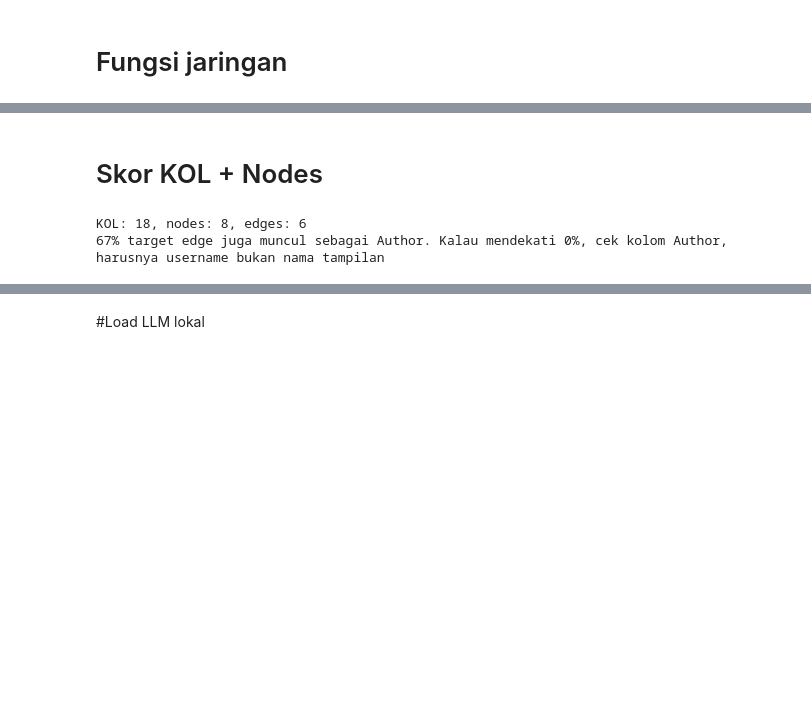
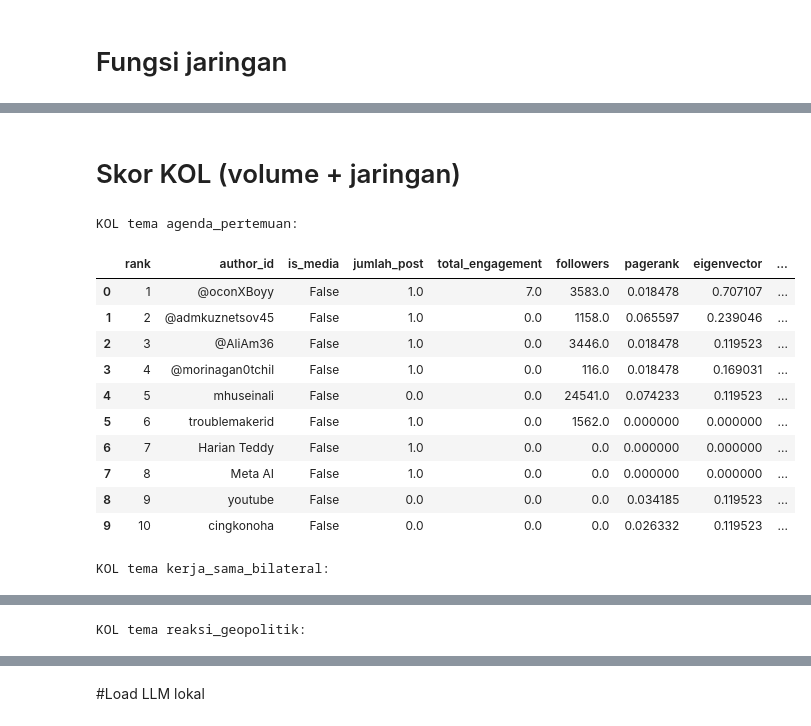
Before and after one commit to aldo02032004/naufaldo.github.io, a Jupyter notebook: kol_network_stance.ipynb, the cells around one changed output, grey strips where cells are left out. Cells and saved outputs as stored; diff of their text form; code cells hidden in the pictures; blank space fills up the shorter version.

```diff
--- a/kol_network_stance.ipynb
+++ b/kol_network_stance.ipynb
@@ -596,58 +784,53 @@ Edges: 6 (mention 1, reply 2, retweet 3)
 # %% [markdown]
-# Skor KOL + Nodes
+# Skor KOL (volume + jaringan)
 # %%
-# skor volume: retweet bukan tulisan author-nya (kolom Retweeted-nya juga punya tweet asli), jadi nggak dihitung.
-# pengaruhnya masuk ke penulis asli lewat jaringan
-df_topic["engagement"] = df_topic["Favourited"] + df_topic["Retweeted"]
-df_original = df_topic[~df_topic["is_retweet"]]
-
-# dikelompokin per akun (bukan per ejaan), tiap metrik dibagi max-nya di tema yang sama
-agg = (df_original.groupby(["theme", "author_key"])
-       .agg(jumlah_post=("engagement", "size"), total_engagement=("engagement", "sum"), followers=("Followers", "max"))
-       .reset_index().rename(columns={"author_key": "Id"}))
-metrics = agg[["jumlah_post", "total_engagement", "followers"]].astype(float)
-norm = metrics / metrics.groupby(agg["theme"]).transform("max").replace(0, 1)
-agg["volume_score"] = norm @ [WEIGHT_POST_COUNT, WEIGHT_ENGAGEMENT, WEIGHT_FOLLOWERS]
-
-# skor jaringan: pagerank + eigenvector per tema
+# pagerank + eigenvector per tema
 net_parts = [centrality(sub.groupby(["Source", "Target"], as_index=False)["Weight"].sum()).assign(theme=theme)
              for theme, sub in df_edges.groupby("theme")]
 df_net = (pd.concat(net_parts, ignore_index=True) if net_parts
           else pd.DataFrame(columns=["Id", "pagerank", "eigenvector", "theme"]))
 
-# ejaan Author yang paling sering muncul per akun, buat label di tabel
-labels = (df_raw.groupby(["author_key", "Author"]).size().sort_values(ascending=False)
-          .reset_index().drop_duplicates("author_key").set_index("author_key")["Author"])
-followers_by_id = df_raw.groupby("author_key")["Followers"].max()
+# gabungin skor volume + jaringan
+followers_by_id = df_raw.assign(Id=author_key).groupby("Id")[COL_FOLLOWERS].max()
 
 kol = agg.merge(df_net, on=["theme", "Id"], how="outer")
 # kalau INCLUDE_MEDIA = False, akun media tetep jadi node tapi nggak boleh jadi KOL
 if not INCLUDE_MEDIA:
     kol = kol[~kol["Id"].map(is_media_id)]
 kol = kol.copy()
-kol["author_id"] = kol["Id"].map(labels).fillna(kol["Id"])   # akun yang cuma di-mention nggak punya ejaan Author
-kol[["volume_score", "pagerank", "eigenvector"]] = kol[["volume_score", "pagerank", "eigenvector"]].fillna(0)
+kol["is_media"] = kol["Id"].map(is_media_id)
+kol["author_id"] = kol["author_id"].fillna(kol["Id"])   # KOL yang cuma muncul di jaringan
+kol["followers"] = kol["followers"].fillna(kol["Id"].map(followers_by_id))
+score_cols = ["jumlah_post", "total_engagement", "followers", "volume_score", "pagerank", "eigenvector"]
+kol[score_cols] = kol[score_cols].fillna(0)
 # dibagi max per tema setelah filter media, biar skornya sebanding
 norm_theme = lambda col: kol[col] / kol.groupby("theme")[col].transform("max").replace(0, 1)
 kol["network_score"] = NET_WEIGHT_PAGERANK * norm_theme("pagerank") + NET_WEIGHT_EIGEN * norm_theme("eigenvector")
 kol["score"] = KOL_WEIGHT_VOLUME * kol["volume_score"] + KOL_WEIGHT_NETWORK * kol["network_score"]
 
 df_top_authors = (kol.sort_values(["theme", "score"], ascending=[True, False])
                   .groupby("theme").head(TOP_N_AUTHORS_PER_THEME).reset_index(drop=True))
 df_top_authors["rank"] = df_top_authors.groupby("theme").cumcount() + 1
 
-# nodes = semua akun di jaringan per tema, angkanya sama kayak di skor KOL
-top_pairs = set(zip(df_top_authors["theme"], df_top_authors["Id"]))
-df_nodes = df_net.assign(akun=df_net["Id"].map(labels).fillna(df_net["Id"]),
-                         followers=df_net["Id"].map(followers_by_id),
-                         is_kol=[p in top_pairs for p in zip(df_net["theme"], df_net["Id"])])
-print(f"KOL: {len(df_top_authors)}, nodes: {len(df_nodes)}, edges: {len(df_edges)}")
-
-# cek kolom Author isinya username, kalau bukan jaringannya nggak nyambung ke skor volume
-if len(df_edges):
-    match_rate = df_edges["Target"].isin(followers_by_id.index).mean()
-    print(f"{match_rate:.0%} target edge juga muncul sebagai Author. "
-          "Kalau mendekati 0%, cek kolom Author, harusnya username bukan nama tampilan")
+for theme in RELEVANT_THEMES:
+    sub = df_top_authors[df_top_authors["theme"] == theme]
+    if sub.empty:
+        print(f"Tema '{theme}' nggak ada datanya")
+        continue
+    print(f"\nKOL tema {theme}:")
+    display(sub[["rank", "author_id", "is_media", "jumlah_post", "total_engagement", "followers",
+                 "pagerank", "eigenvector", "volume_score", "network_score", "score"]])
 # %% [output]
-KOL: 18, nodes: 8, edges: 6
-67% target edge juga muncul sebagai Author. Kalau mendekati 0%, cek kolom Author, harusnya username bukan nama tampilan
+KOL tema agenda_pertemuan:
+|  | rank | author_id | is_media | jumlah_post | total_engagement | followers | pagerank | eigenvector | ... |
+| 0 | 1 | @oconXBoyy | False | 1.0 | 7.0 | 3583.0 | 0.018478 | 0.707107 | ... |
+| 1 | 2 | @admkuznetsov45 | False | 1.0 | 0.0 | 1158.0 | 0.065597 | 0.239046 | ... |
+| 2 | 3 | @AliAm36 | False | 1.0 | 0.0 | 3446.0 | 0.018478 | 0.119523 | ... |
+| 3 | 4 | @morinagan0tchil | False | 1.0 | 0.0 | 116.0 | 0.018478 | 0.169031 | ... |
+| 4 | 5 | mhuseinali | False | 0.0 | 0.0 | 24541.0 | 0.074233 | 0.119523 | ... |
+| 5 | 6 | troublemakerid | False | 1.0 | 0.0 | 1562.0 | 0.000000 | 0.000000 | ... |
+| 6 | 7 | Harian Teddy | False | 1.0 | 0.0 | 0.0 | 0.000000 | 0.000000 | ... |
+| 7 | 8 | Meta AI | False | 1.0 | 0.0 | 0.0 | 0.000000 | 0.000000 | ... |
+| 8 | 9 | youtube | False | 0.0 | 0.0 | 0.0 | 0.034185 | 0.119523 | ... |
+| 9 | 10 | cingkonoha | False | 0.0 | 0.0 | 0.0 | 0.026332 | 0.119523 | ... |
+KOL tema kerja_sama_bilateral:
@@ -653,0 +848 @@ KOL: 18, nodes: 8, edges: 6
+KOL tema reaksi_geopolitik:
```
Also changed, not shown: parts of 17 cells of this notebook.
